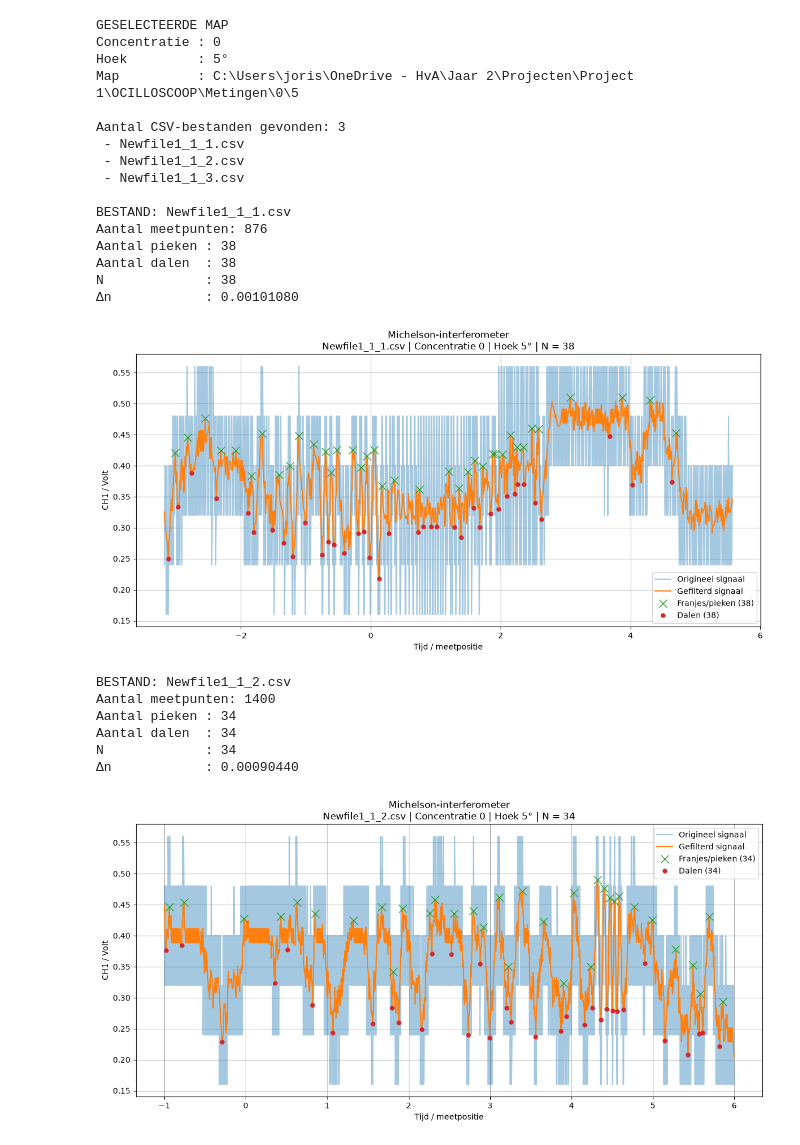
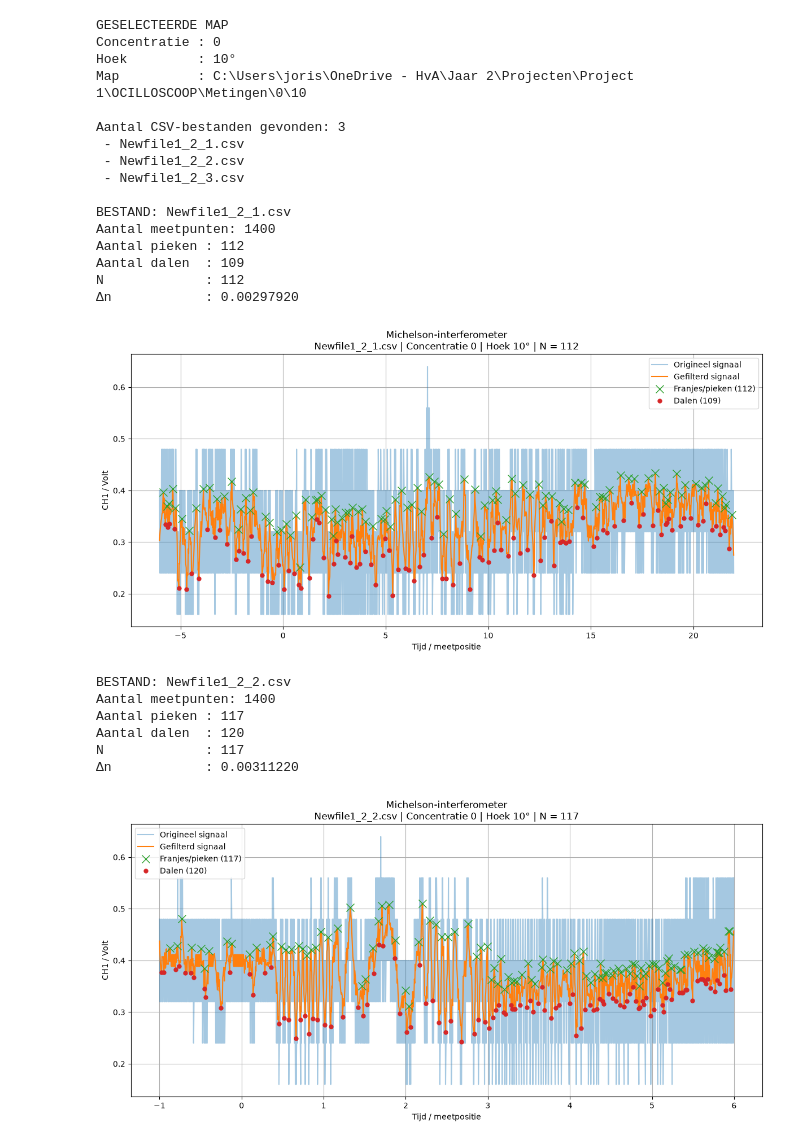
Before and after one commit to 187626/team_7-python, a Jupyter notebook: Statusupdate.ipynb, the cells around one changed output. Saved outputs shown, nothing was run; the diff lists cells and outputs as text; code cells hidden in the pictures.

```diff
--- a/Statusupdate.ipynb
+++ b/Statusupdate.ipynb
@@ -15,7 +15,7 @@ HOOFDMAP = r"C:\Users\joris\OneDrive - HvA\Jaar 2\Projecten\Project 1\OCILLOSCOO
 # SELECTIE VAN DE MAP
 
 CONCENTRATIE = "0"
-HOEK = "5"
+HOEK = "10"
 
 
 # Map waarin alle CSV-bestanden staan
@@ -70,7 +70,7 @@ LENGTE_CUVET = 10e-3     # 10 mm
 
 # Instellingen voor franjedetectie
 MIN_AFSTAND = 3
-PROMINENCE_FACTOR = 0.35
+PROMINENCE_FACTOR = 0.25
 
 
 # Instellingen voor filter
@@ -306,49 +306,49 @@ for bestandsnaam in csv_bestanden:
         f"Michelson-interferometer\n"
         f"{bestandsnaam} | Concentratie {CONCENTRATIE} | "
         f"Hoek {HOEK}° | N = {N}"
     )
 
     plt.grid(True)
     plt.legend()
 
     plt.tight_layout()
     plt.show()
 
 
 # OVERZICHT VAN ALLE RESULTATEN
 
 print()
 print("OVERZICHT ALLE METINGEN")
 
 for resultaat in resultaten:
 
     print(
         f"{resultaat['bestand']:25s} "
         f"N = {resultaat['N']:3d}    "
         f"Δn = {resultaat['delta_n']:.8f}"
     )
 # %% [output]
 GESELECTEERDE MAP
 Concentratie : 0
-Hoek         : 5°
-Map          : C:\Users\joris\OneDrive - HvA\Jaar 2\Projecten\Project 1\OCILLOSCOOP\Metingen\0\5
+Hoek         : 10°
+Map          : C:\Users\joris\OneDrive - HvA\Jaar 2\Projecten\Project 1\OCILLOSCOOP\Metingen\0\10
 
 Aantal CSV-bestanden gevonden: 3
- - Newfile1_1_1.csv
- - Newfile1_1_2.csv
- - Newfile1_1_3.csv
+ - Newfile1_2_1.csv
+ - Newfile1_2_2.csv
+ - Newfile1_2_3.csv
 
-BESTAND: Newfile1_1_1.csv
-Aantal meetpunten: 876
-Aantal pieken : 38
-Aantal dalen  : 38
-N             : 38
-Δn            : 0.00101080
+BESTAND: Newfile1_2_1.csv
+Aantal meetpunten: 1400
+Aantal pieken : 112
+Aantal dalen  : 109
+N             : 112
+Δn            : 0.00297920
-[figure, old version]
+[figure, new version]
-BESTAND: Newfile1_1_2.csv
+BESTAND: Newfile1_2_2.csv
 Aantal meetpunten: 1400
-Aantal pieken : 34
-Aantal dalen  : 34
-N             : 34
-Δn            : 0.00090440
+Aantal pieken : 117
+Aantal dalen  : 120
+N             : 117
+Δn            : 0.00311220
-[figure, old version]
+[figure, new version]
```
Also changed, not shown: parts of 3 cells of this notebook.
